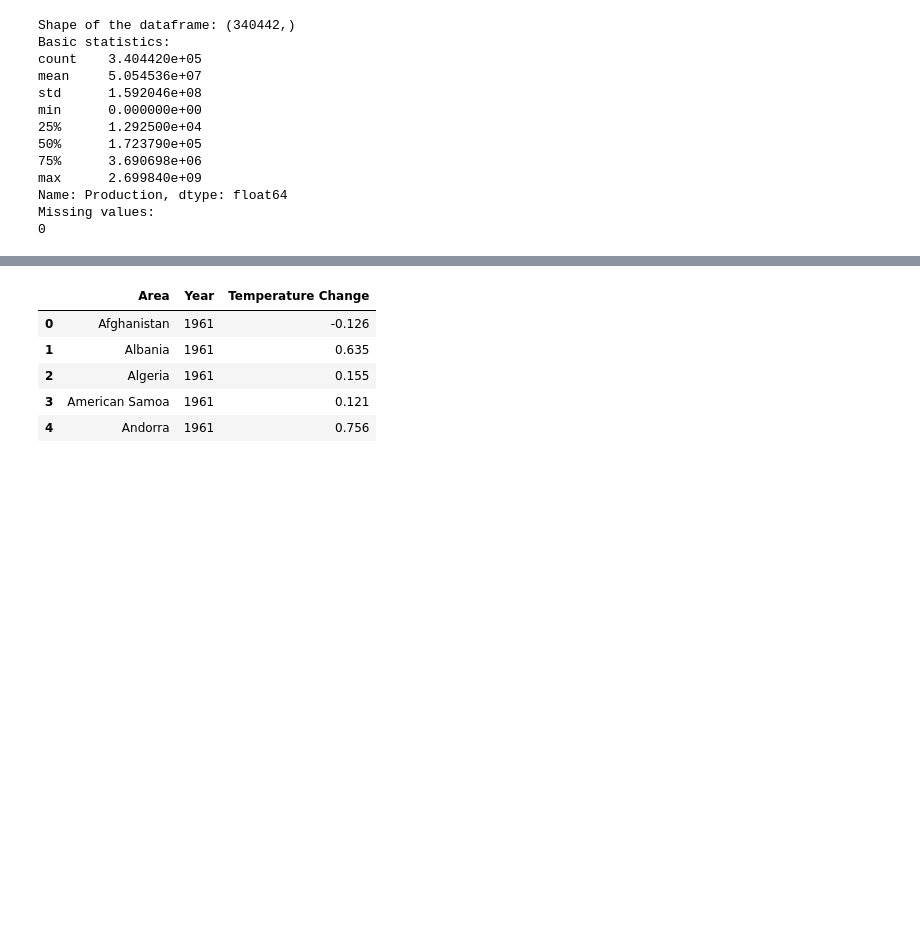
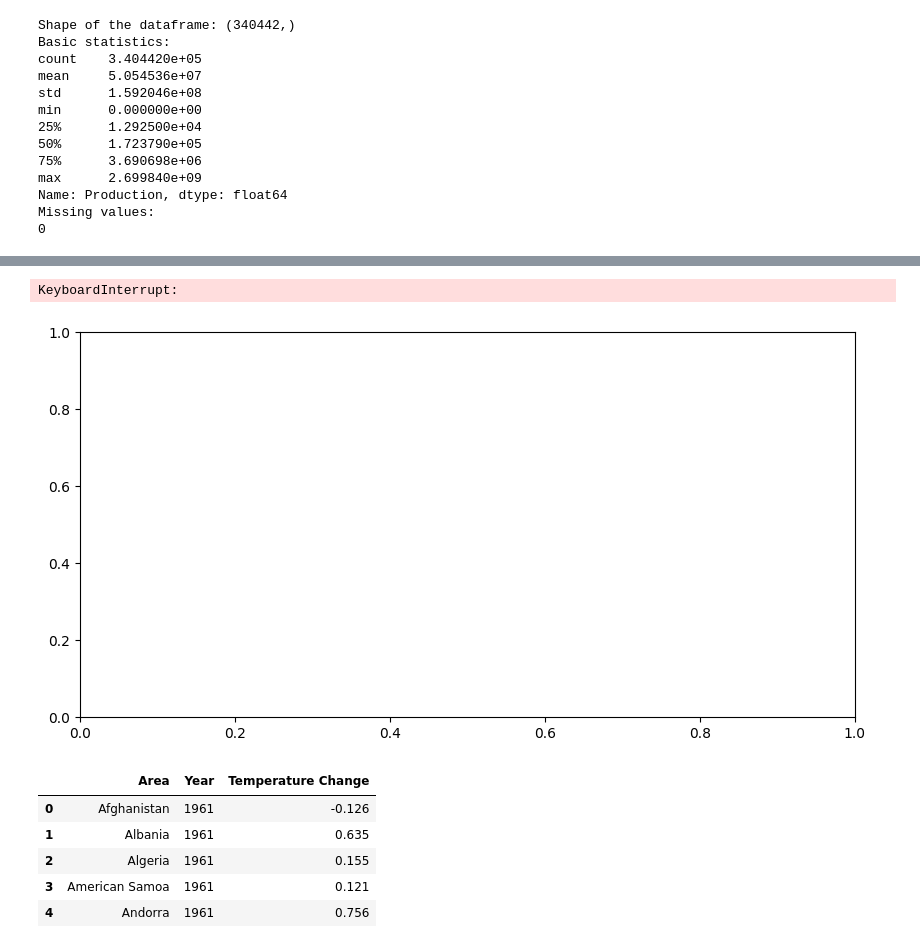
Before and after one commit to aymanezz/Climate_Impact_Agriculture_Yield, a Jupyter notebook: notebooks/EDA.ipynb, the cells around one changed output, grey strips where cells are left out. Cells and saved outputs as stored; diff of their text form; code cells hidden in the pictures; blank space fills up the shorter version.

```diff
--- a/notebooks/EDA.ipynb
+++ b/notebooks/EDA.ipynb
@@ -143,0 +132,2 @@ Missing values:
+# %%
+precip_produc = pd.merge(production ,precip,on = ['Area','Year'])
@@ -144,3 +170,13 @@ Missing values:
+# %%
+plt.figure(figsize = (10,5))
+sns.lineplot(data = precip_produc,x = 'precip',y = 'Production')
+plt.title('effict of precip on production')
+plt.xlabel('precip')
+plt.ylabel('Production')
+plt.show()
+# %% [output]
+KeyboardInterrupt:
+[figure, added]
 # %%
 
 temp_change.head()
```
Also changed, not shown: parts of 17 cells of this notebook.
